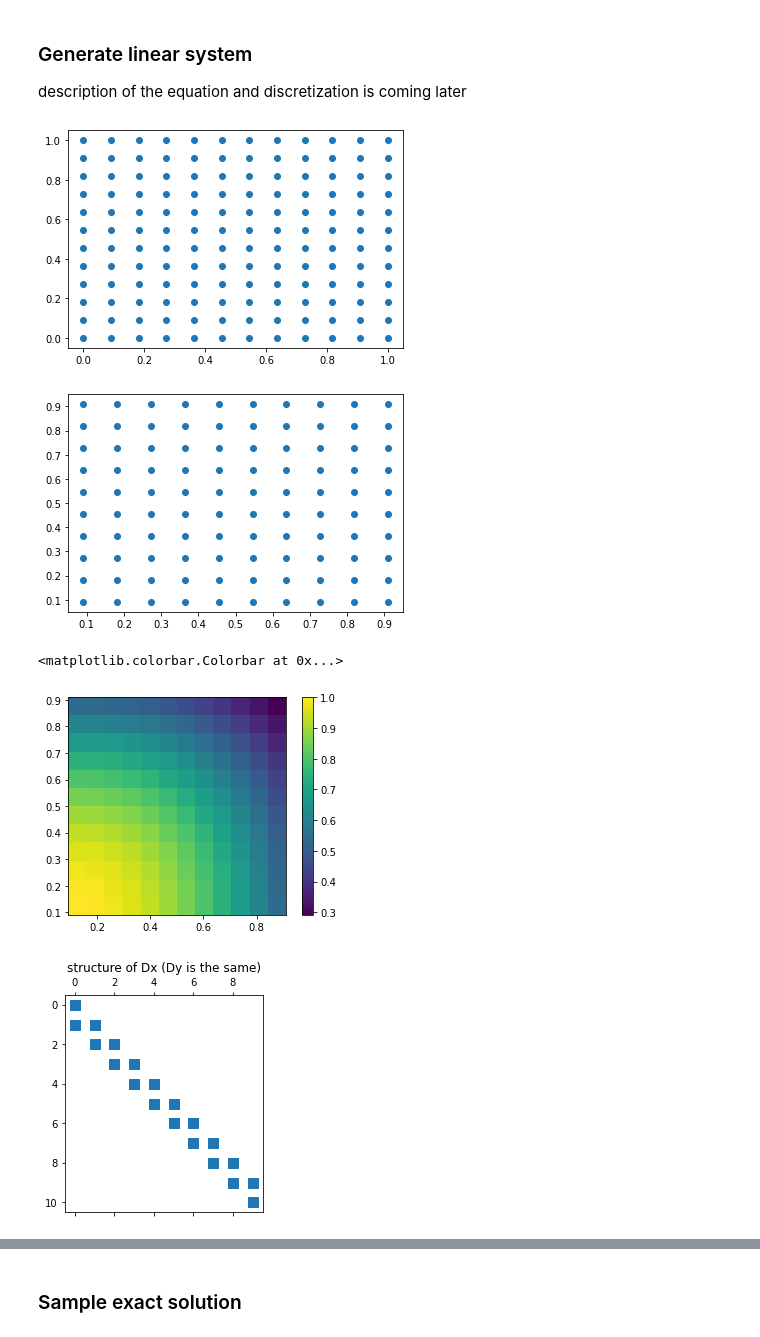
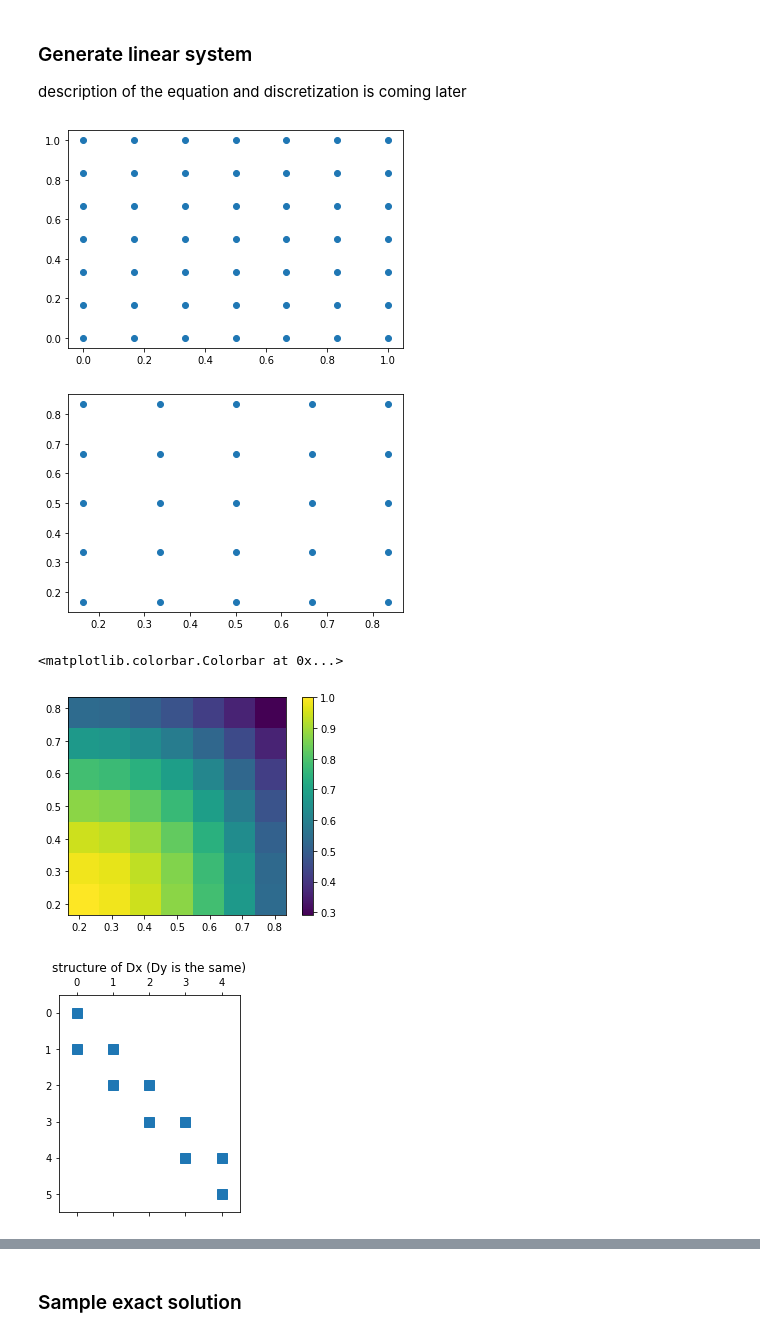
Before and after one commit to okhmat/Iterative-Methods, a Jupyter notebook: Iterative_Solvers.ipynb, the cells around one changed output, grey strips where cells are left out. Saved outputs shown, nothing was run; the diff lists cells and outputs as text; code cells hidden in the pictures.

```diff
--- a/Iterative_Solvers.ipynb
+++ b/Iterative_Solvers.ipynb
@@ -31,36 +31,36 @@ def a1(i, j):
 def a2(i, j):
     return 0.5 * (a(x[i], y[j]) + a(x[i], y[j-1]))
 # %%
-N = 10 # number of internal points of the grid
+N = 5 # number of internal points of the grid
 Nx = N
 Ny = N
 dx = 1 / (Nx + 1)
 x = np.linspace(0, 1, Nx+2).reshape(Nx+2, 1)
 xi = x[1:-1].reshape(Nx, 1)  # interior points N
 
 # in y direction
 dy = dx
 y = x.copy()
 yi = xi.copy()
 
 xv, yv = np.meshgrid(x, y)  # the whole grid
 xiv, yiv = np.meshgrid(xi, yi)  # interior grid only
 
 # plot the whole grid and internal points
 plt.scatter(xv, yv)
 plt.show()
 plt.scatter(xiv, yiv)
 plt.show()
 # %% [output]
-[figure, old version]
+[figure, new version]
-[figure, old version]
+[figure, new version]
 # %%
 eps = a(x=x, y=y)
 plt.imshow(eps, vmin=eps.min(), vmax=eps.max(), origin='lower', extent=[xi.min(), xi.max(), yi.min(), yi.max()])
 plt.colorbar()
 # %% [output]
 <matplotlib.colorbar.Colorbar at 0x...>
-[figure, old version]
+[figure, new version]
 # %%
 A1=0.5*a(x[:-1], yi) + 0.5*a(x[1:], yi)
 A2=0.5*a(xi, y[:-1]) + 0.5*a(xi, y[1:])
@@ -78,7 +78,7 @@ Iy = sp.sparse.diags([1], [0], shape=(Ny, Ny))
 A1_diag = sp.sparse.diags(A1.T.reshape(1, (Nx+1)*Ny), [0], shape=((Nx+1)*Ny, (Nx+1)*Ny)) # spdiags can be used
 A2_diag = sp.sparse.diags(A2.T.reshape(1, (Ny+1)*Nx), [0], shape=((Ny+1)*Nx, (Ny+1)*Nx))
 # %% [output]
-[figure, old version]
+[figure, new version]
 # %%
 plt.spy(sp.sparse.kron(Dx.T, Iy))
 plt.title('structure of kron(Dx.T, Iy)')
```
Also changed, not shown: parts of 16 cells of this notebook.
